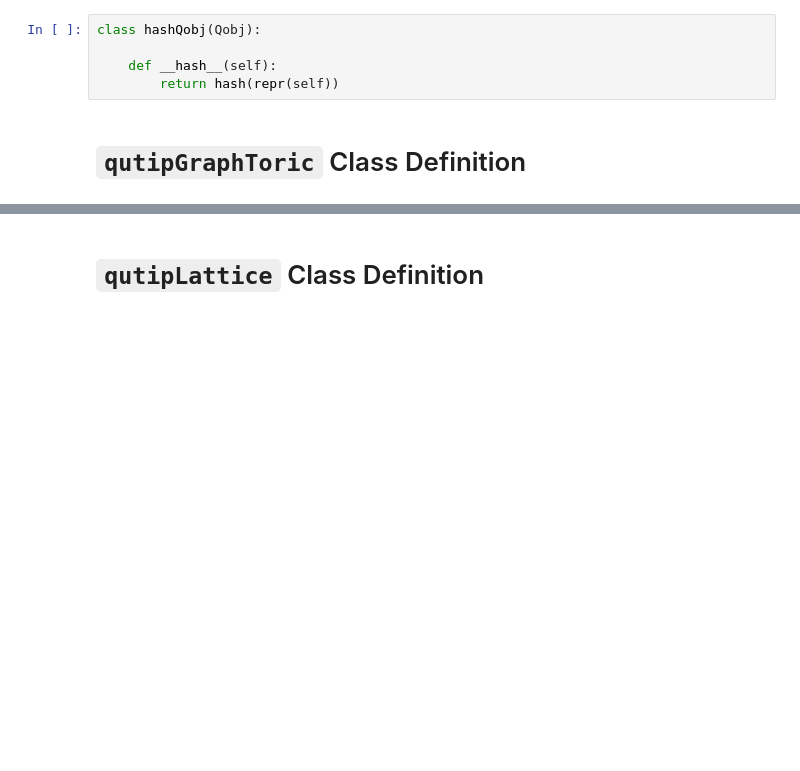
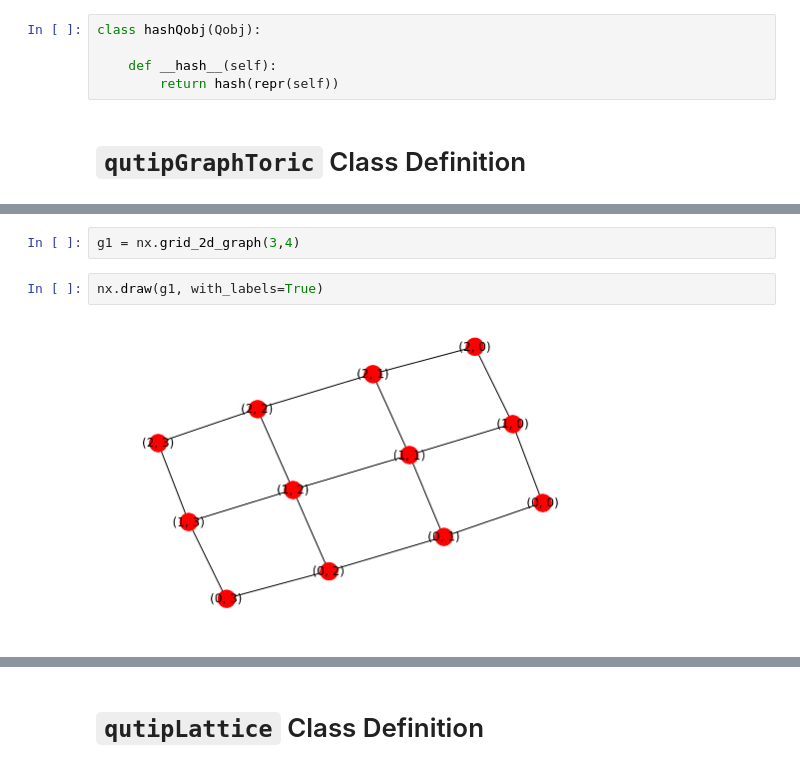
Before and after one commit to space-cadet/networkx-lattices, a Jupyter notebook: Lattices With NetworkX and QuTiP - Part 5, User Defined Hamiltonians.ipynb, the cells around one changed output, grey strips where cells are left out. Drawn from its saved outputs; the diff is of its cells as text; blank space fills up the shorter version.

```diff
--- a/Lattices With NetworkX and QuTiP - Part 5, User Defined Hamiltonians.ipynb
+++ b/Lattices With NetworkX and QuTiP - Part 5, User Defined Hamiltonians.ipynb
@@ -101,0 +319,6 @@ qutipGraphToric.mro?
+# %%
+g1 = nx.grid_2d_graph(3,4)
+# %%
+nx.draw(g1, with_labels=True)
+# %% [output]
+[figure, added]
```
Also changed, not shown: parts of 79 cells of this notebook, 1 other file.
